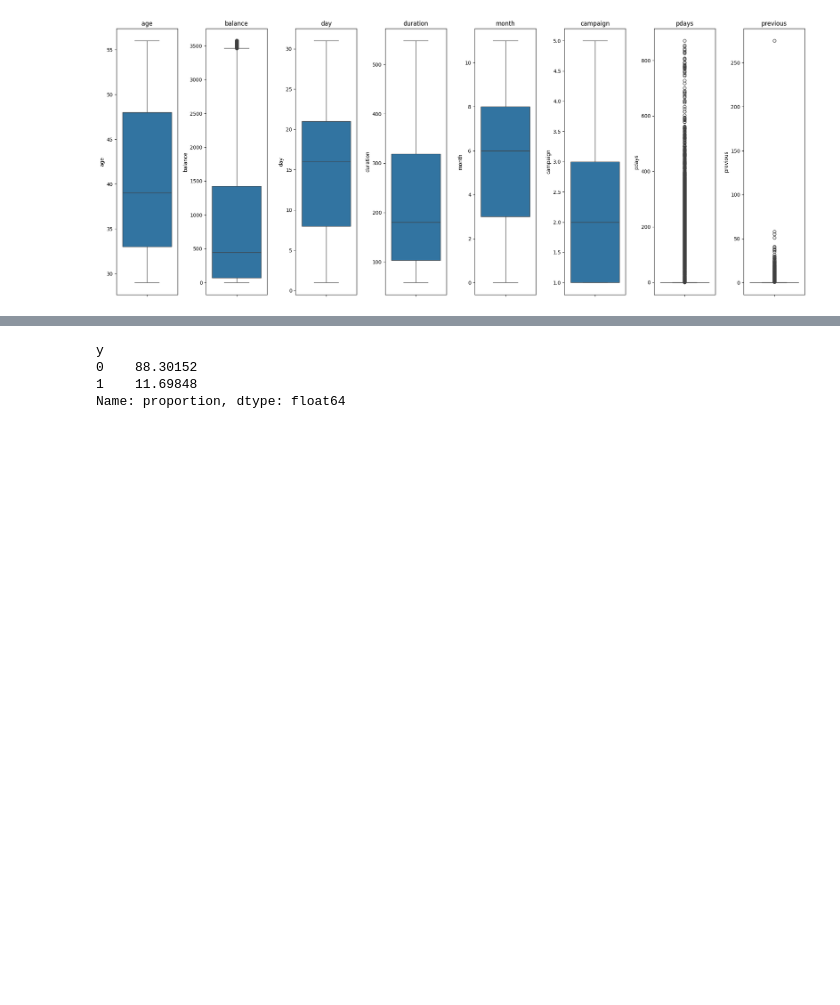
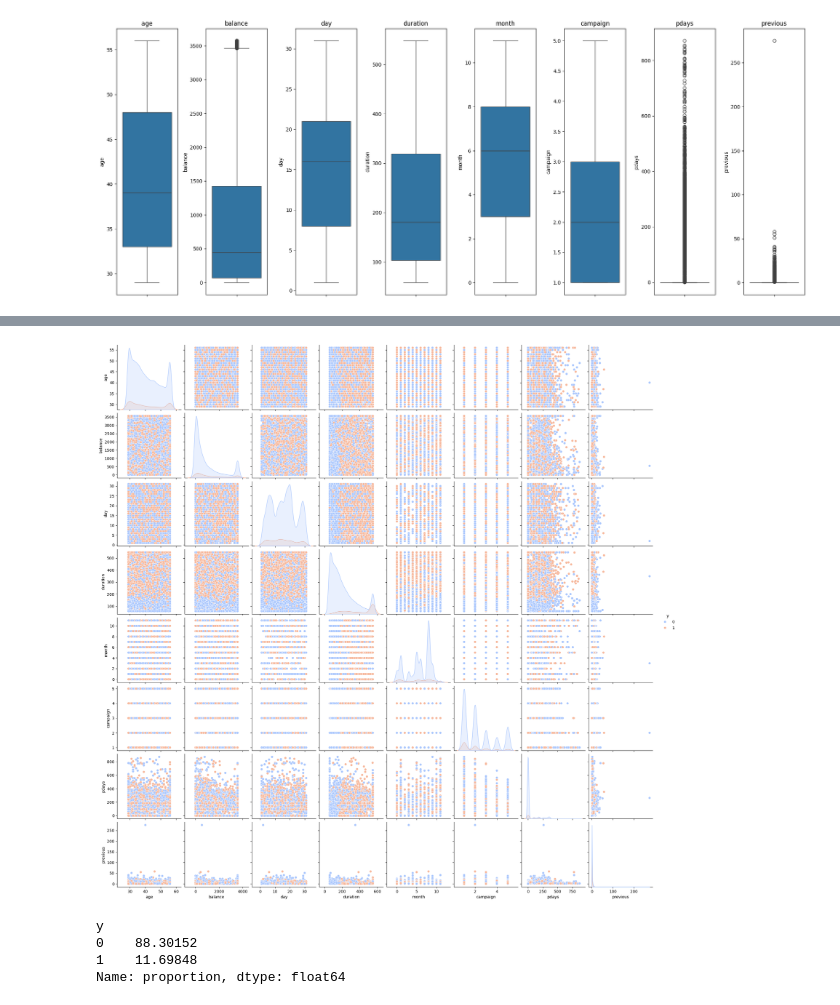
Before and after one commit to Dulina77/bank-marketing-prediction, a Jupyter notebook: Notebooks/cw1.ipynb, the cells around one changed output, grey strips where cells are left out. Drawn from its saved outputs; the diff is of its cells as text; code cells hidden in the pictures; blank space fills up the shorter version.

```diff
--- a/Notebooks/cw1.ipynb
+++ b/Notebooks/cw1.ipynb
@@ -158,3 +194,8 @@ plt.show()
+# %%
+sns.pairplot(data, vars=numeric_columns, hue='y', palette='coolwarm')
+plt.show()
+# %% [output]
+[figure, added]
 # %%
 X = data.drop(['y','pdays','previous'], axis=1)
 Y = data['y']
```
Also changed, not shown: parts of 2 cells of this notebook.
